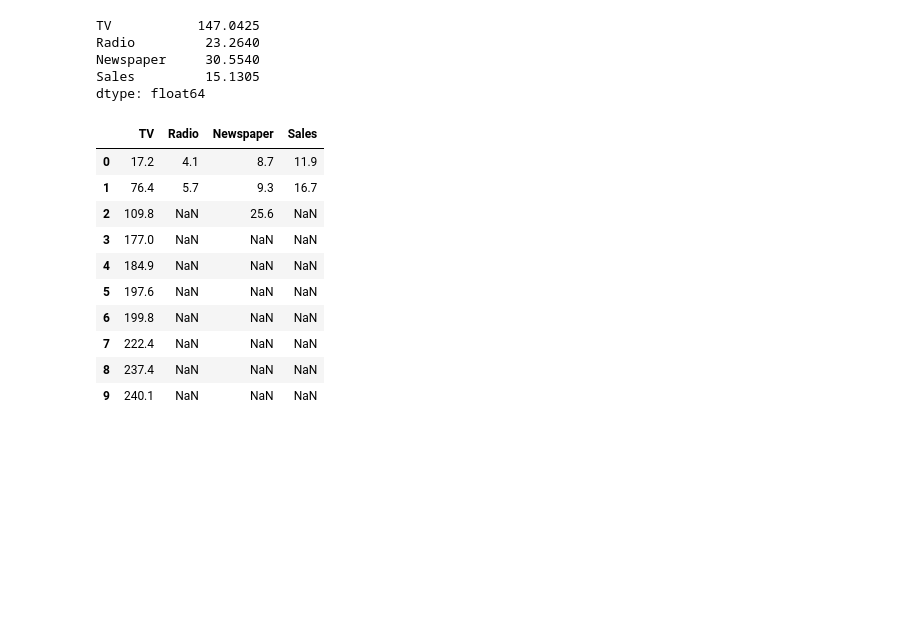
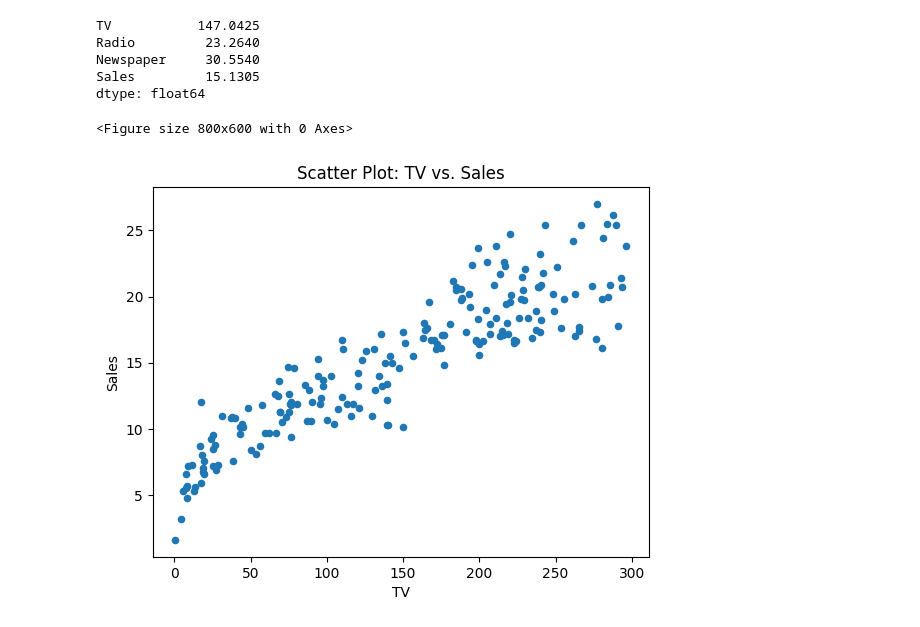
Before and after one commit to AshishKumarSingh03/DS_Internship_Learnsmasher, a Jupyter notebook: Future_sales_prediction.ipynb, the cells around one changed output. Drawn from its saved outputs; the diff is of its cells as text; code cells hidden in the pictures; blank space fills up the shorter version.

```diff
--- a/Future_sales_prediction.ipynb
+++ b/Future_sales_prediction.ipynb
@@ -177,17 +208,16 @@ Radio         23.2640
 Newspaper     30.5540
 Sales         15.1305
 dtype: float64
-# %%
-data.mode()
-# %% [output]
-|  | TV | Radio | Newspaper | Sales |
-| 0 | 17.2 | 4.1 | 8.7 | 11.9 |
-| 1 | 76.4 | 5.7 | 9.3 | 16.7 |
-| 2 | 109.8 | NaN | 25.6 | NaN |
-| 3 | 177.0 | NaN | NaN | NaN |
-| 4 | 184.9 | NaN | NaN | NaN |
-| 5 | 197.6 | NaN | NaN | NaN |
-| 6 | 199.8 | NaN | NaN | NaN |
-| 7 | 222.4 | NaN | NaN | NaN |
-| 8 | 237.4 | NaN | NaN | NaN |
-| 9 | 240.1 | NaN | NaN | NaN |
+# %%
+# Visualizing the relationship between a "TV" feature and "sales" response
+plt.figure(figsize=(8, 6))
+
+data.plot(kind='scatter', x='TV', y='Sales')
+plt.xlabel('TV')
+plt.ylabel('Sales')
+plt.title('Scatter Plot: TV vs. Sales')
+
+plt.show()
+# %% [output]
+<Figure size 800x600 with 0 Axes>
+[figure, added]
```
Also changed, not shown: parts of 23 cells of this notebook.
